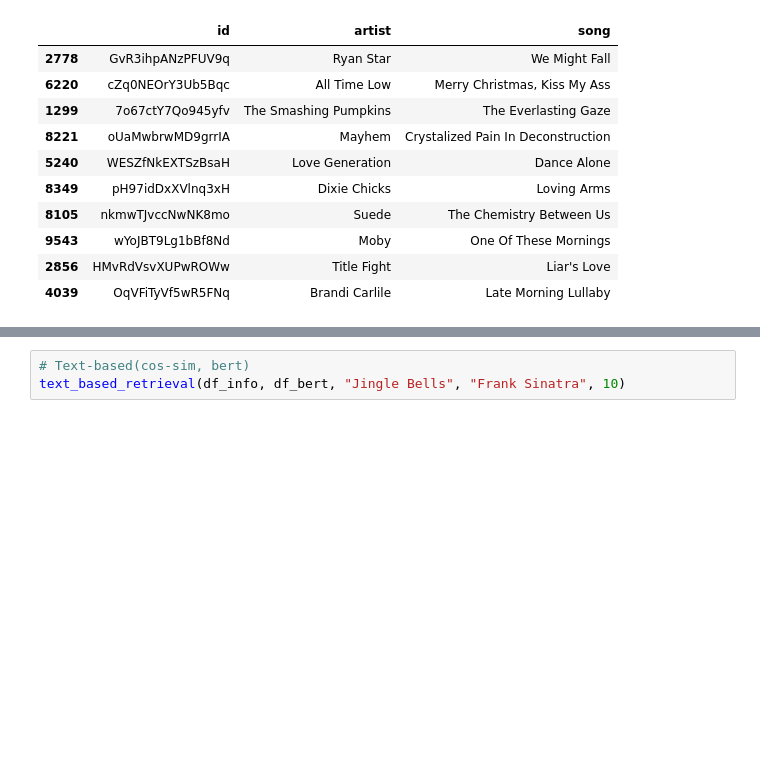
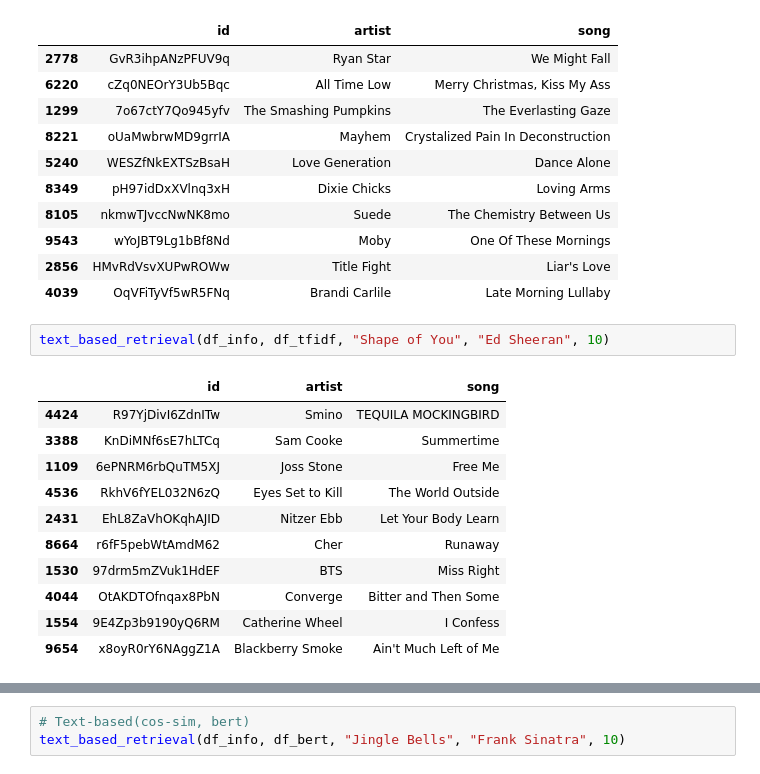
Before and after one commit to danis-git/MMSR-Group-C, a Jupyter notebook: 1/Task_1.ipynb, the cells around one changed output, grey strips where cells are left out. Drawn from its saved outputs; the diff is of its cells as text; blank space fills up the shorter version.

```diff
--- a/1/Task_1.ipynb
+++ b/1/Task_1.ipynb
@@ -80,3 +108,17 @@ text_based_retrieval(df_info, df_tfidf, "Jingle Bells", "Frank Sinatra", 10)
 | 9543 | wYoJBT9Lg1bBf8Nd | Moby | One Of These Mornings |
 | 2856 | HMvRdVsvXUPwROWw | Title Fight | Liar's Love |
 | 4039 | OqVFiTyVf5wR5FNq | Brandi Carlile | Late Morning Lullaby |
+# %%
+text_based_retrieval(df_info, df_tfidf, "Shape of You", "Ed Sheeran", 10)
+# %% [output]
+|  | id | artist | song |
+| 4424 | R97YjDivI6ZdnITw | Smino | TEQUILA MOCKINGBIRD |
+| 3388 | KnDiMNf6sE7hLTCq | Sam Cooke | Summertime |
+| 1109 | 6ePNRM6rbQuTM5XJ | Joss Stone | Free Me |
+| 4536 | RkhV6fYEL032N6zQ | Eyes Set to Kill | The World Outside |
+| 2431 | EhL8ZaVhOKqhAJID | Nitzer Ebb | Let Your Body Learn |
+| 8664 | r6fF5pebWtAmdM62 | Cher | Runaway |
+| 1530 | 97drm5mZVuk1HdEF | BTS | Miss Right |
+| 4044 | OtAKDTOfnqax8PbN | Converge | Bitter and Then Some |
+| 1554 | 9E4Zp3b9190yQ6RM | Catherine Wheel | I Confess |
+| 9654 | x8oyR0rY6NAggZ1A | Blackberry Smoke | Ain't Much Left of Me |
```
Also changed, not shown: parts of 9 cells of this notebook, 5 other files.
